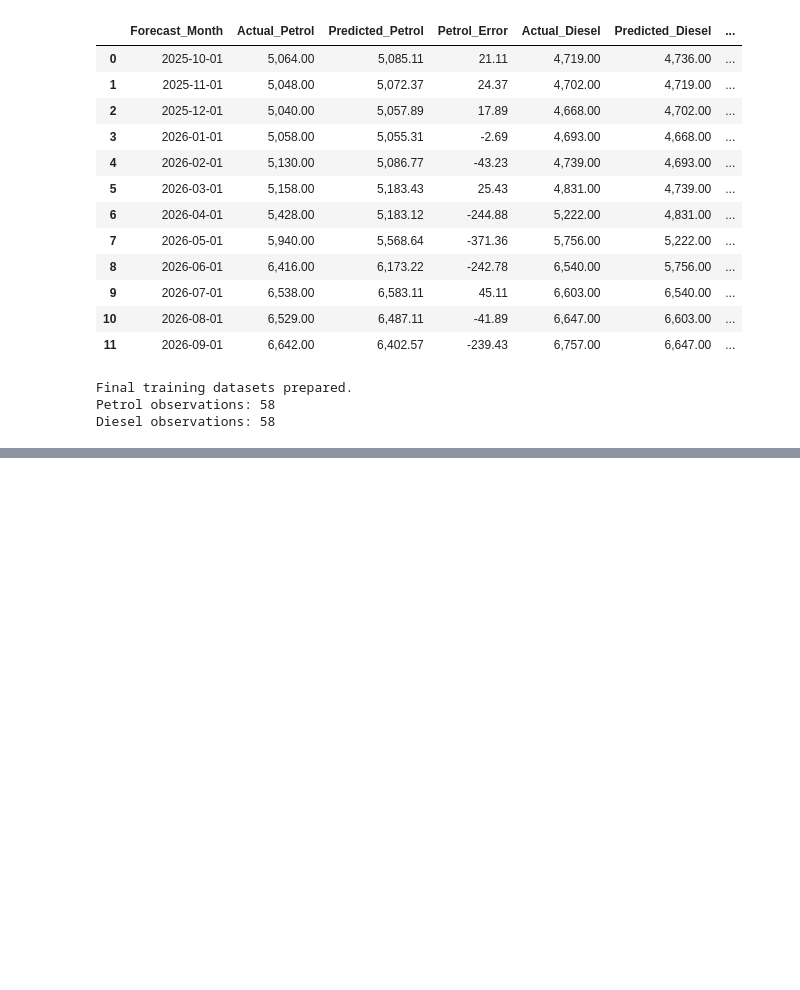
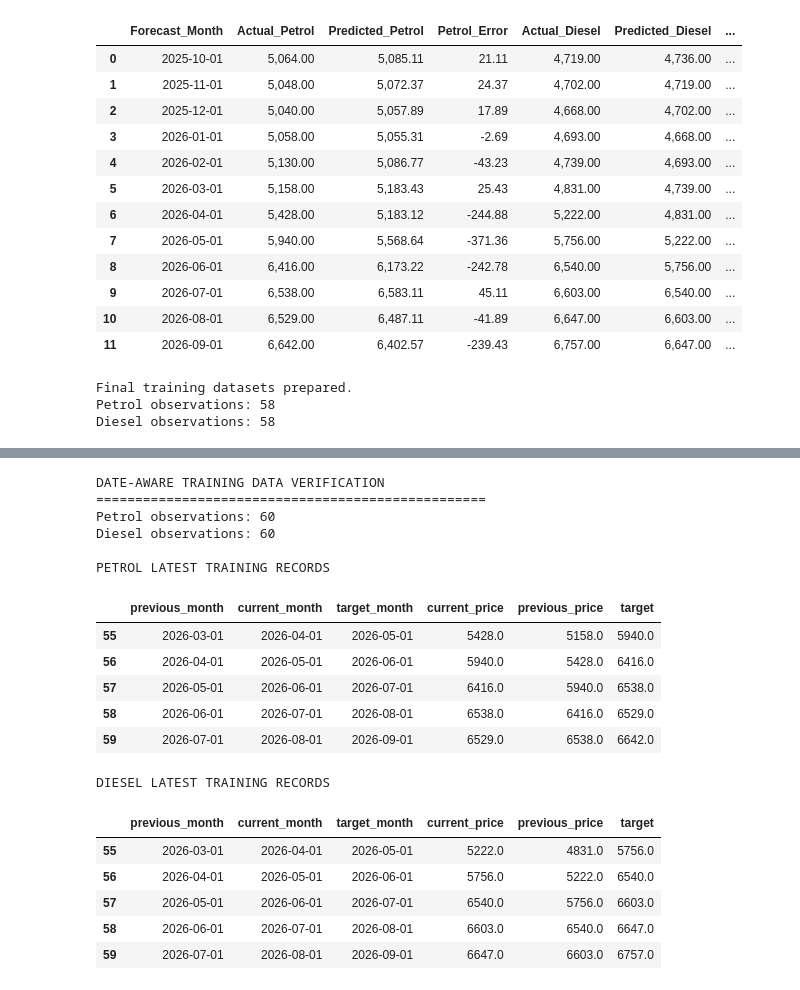
Before and after one commit to amon2100/kampala-fuel-price-predictor, a Jupyter notebook: notebooks/kampala-fuel-price-predictor.ipynb, the cells around one changed output, grey strips where cells are left out. Saved outputs shown, nothing was run; the diff lists cells and outputs as text; code cells hidden in the pictures; blank space fills up the shorter version.

```diff
--- a/notebooks/kampala-fuel-price-predictor.ipynb
+++ b/notebooks/kampala-fuel-price-predictor.ipynb
@@ -3991,0 +4775,78 @@ Diesel observations: 58
+# %%
+# Sort the data chronologically
+fuel_data = fuel_data.copy()
+
+fuel_data["month"] = pd.to_datetime(fuel_data["month"])
+fuel_data = fuel_data.sort_values("month").reset_index(drop=True)
+
+# Create date-aware training datasets
+def create_training_data(df, price_column):
+
+    data = pd.DataFrame({
+        "previous_month": df["month"].shift(1),
+        "current_month": df["month"],
+        "target_month": df["month"].shift(-1),
+
+        "current_price": df[price_column],
+        "previous_price": df[price_column].shift(1),
+        "target": df[price_column].shift(-1)
+    })
+
+    # Keep only genuinely consecutive monthly observations
+    previous_gap = (
+        data["current_month"].dt.to_period("M").astype("int64")
+        - data["previous_month"].dt.to_period("M").astype("int64")
+    )
+
+    target_gap = (
+        data["target_month"].dt.to_period("M").astype("int64")
+        - data["current_month"].dt.to_period("M").astype("int64")
+    )
+
+    data = data[
+        (previous_gap == 1) &
+        (target_gap == 1)
+    ].dropna()
+
+    return data.reset_index(drop=True)
+
+
+petrol_final_df = create_training_data(
+    fuel_data, "petrol_shs_per_litre"
+)
+
+diesel_final_df = create_training_data(
+    fuel_data, "diesel_shs_per_litre"
+)
+
+print("DATE-AWARE TRAINING DATA VERIFICATION")
+print("=" * 50)
+
+print("Petrol observations:", len(petrol_final_df))
+print("Diesel observations:", len(diesel_final_df))
+
+print("\nPETROL LATEST TRAINING RECORDS")
+display(petrol_final_df.tail())
+
+print("\nDIESEL LATEST TRAINING RECORDS")
+display(diesel_final_df.tail())
+# %% [output]
+DATE-AWARE TRAINING DATA VERIFICATION
+==================================================
+Petrol observations: 60
+Diesel observations: 60
+
+PETROL LATEST TRAINING RECORDS
+|  | previous_month | current_month | target_month | current_price | previous_price | target |
+| 55 | 2026-03-01 | 2026-04-01 | 2026-05-01 | 5428.0 | 5158.0 | 5940.0 |
+| 56 | 2026-04-01 | 2026-05-01 | 2026-06-01 | 5940.0 | 5428.0 | 6416.0 |
+| 57 | 2026-05-01 | 2026-06-01 | 2026-07-01 | 6416.0 | 5940.0 | 6538.0 |
+| 58 | 2026-06-01 | 2026-07-01 | 2026-08-01 | 6538.0 | 6416.0 | 6529.0 |
+| 59 | 2026-07-01 | 2026-08-01 | 2026-09-01 | 6529.0 | 6538.0 | 6642.0 |
+DIESEL LATEST TRAINING RECORDS
+|  | previous_month | current_month | target_month | current_price | previous_price | target |
+| 55 | 2026-03-01 | 2026-04-01 | 2026-05-01 | 5222.0 | 4831.0 | 5756.0 |
+| 56 | 2026-04-01 | 2026-05-01 | 2026-06-01 | 5756.0 | 5222.0 | 6540.0 |
+| 57 | 2026-05-01 | 2026-06-01 | 2026-07-01 | 6540.0 | 5756.0 | 6603.0 |
+| 58 | 2026-06-01 | 2026-07-01 | 2026-08-01 | 6603.0 | 6540.0 | 6647.0 |
+| 59 | 2026-07-01 | 2026-08-01 | 2026-09-01 | 6647.0 | 6603.0 | 6757.0 |
```
Also changed, not shown: parts of 14 cells of this notebook, 4 other files.
